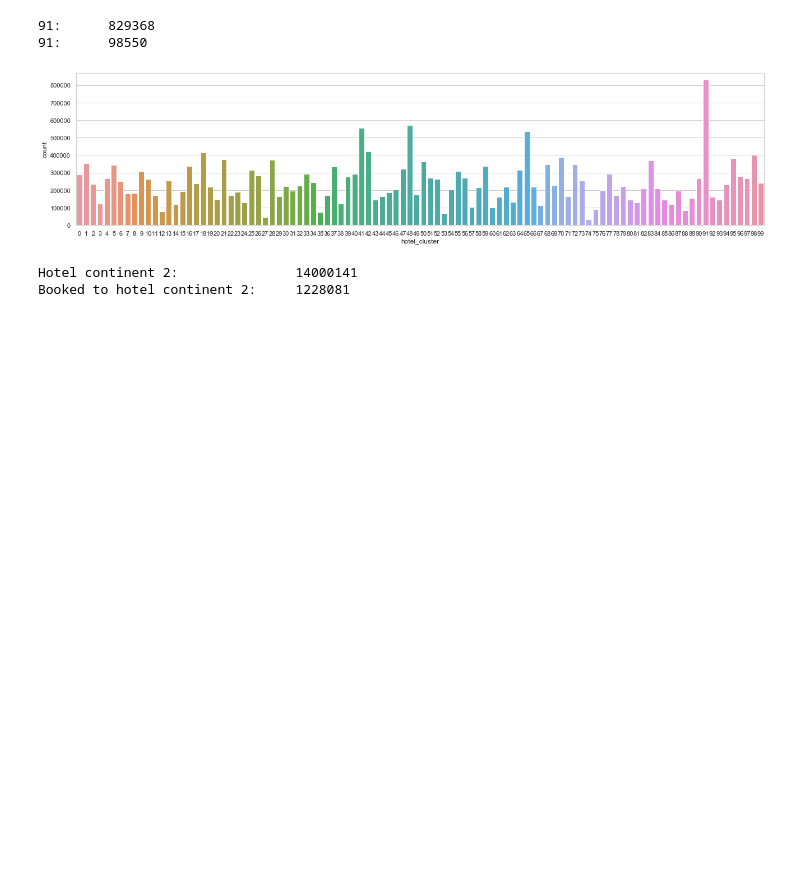
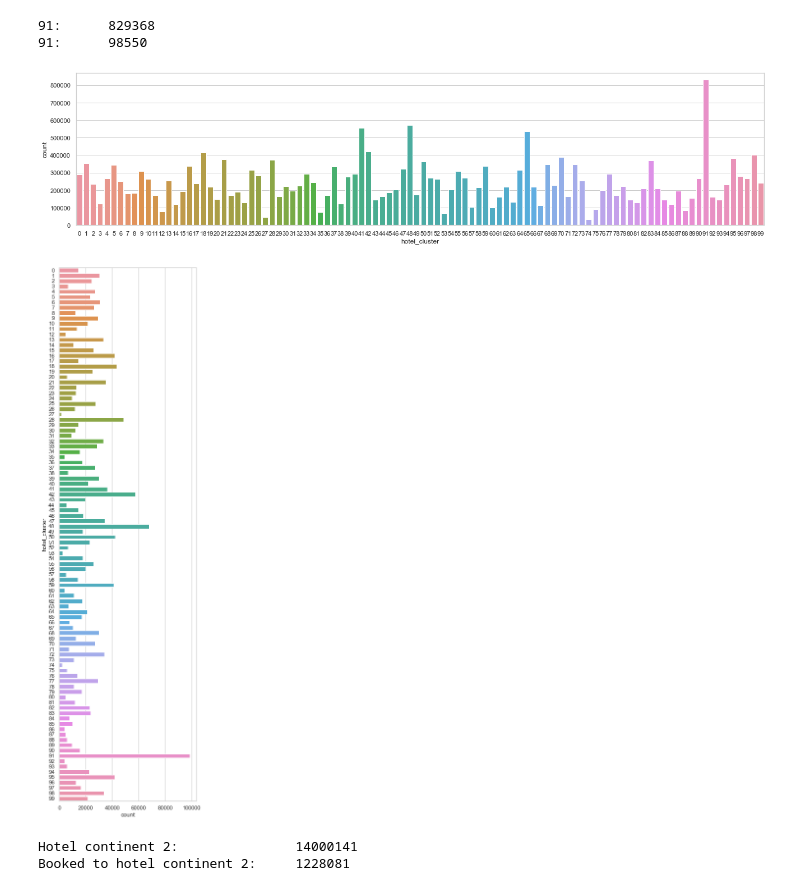
Before and after one commit to gonteranna1211/szakdolgozat, a Jupyter notebook: Exploratory analysis.ipynb, the cells around one changed output. Saved outputs shown, nothing was run; the diff lists cells and outputs as text; code cells hidden in the pictures; blank space fills up the shorter version.

```diff
--- a/Exploratory analysis.ipynb
+++ b/Exploratory analysis.ipynb
@@ -110,6 +110,12 @@ print("91:\t", len(booked[booked['hotel_cluster']==91]))
 91:      829368
 91:      98550
 [figure]
+# %%
+plt.figure(figsize=(5,20))
+
+ax = sns.countplot(y=booked["hotel_cluster"], data=booked)
+# %% [output]
+[figure, added]
 # %%
 plt.figure(figsize=(10,5))
 
```
Also changed, not shown: parts of 2 cells of this notebook.
